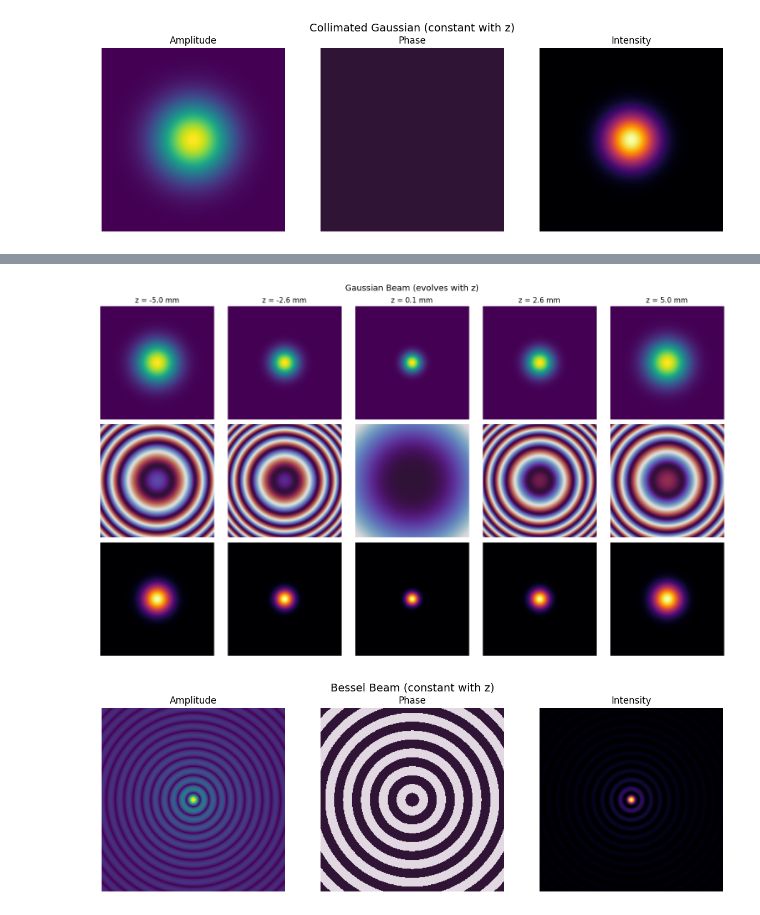
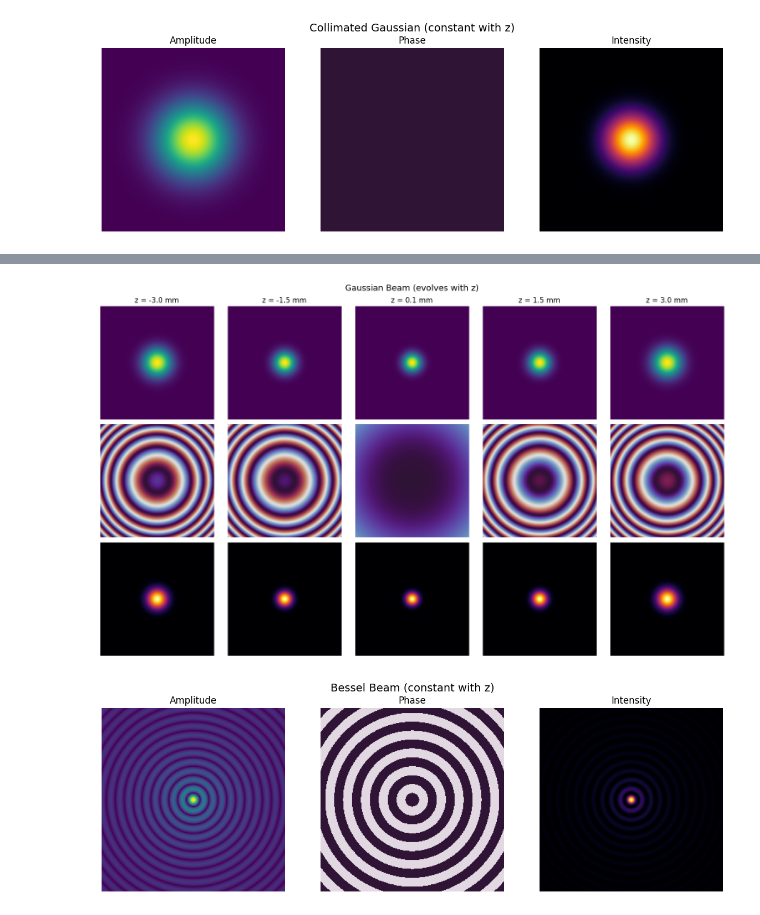
Before and after one commit to debangshu-mukherjee/janssen, a Jupyter notebook: tutorials/DifferentBeams.ipynb, the cells around one changed output, grey strips where cells are left out. Cells and saved outputs as stored; diff of their text form; code cells hidden in the pictures.

```diff
--- a/tutorials/DifferentBeams.ipynb
+++ b/tutorials/DifferentBeams.ipynb
@@ -121,15 +111,16 @@ plot_propagating_wavefront(diverging, "Diverging Gaussian (evolves with z)")
 # %%
+z_gaussian = jnp.linspace(-3e-3, 3e-3, 50)
 gaussian = jns.models.propagate_beam(
     beam_type="gaussian_beam",
-    z_positions=z_positions,
+    z_positions=z_gaussian,
     wavelength=wavelength,
     dx=dx,
     grid_size=grid_size,
     waist_0=20e-6,
 )
 plot_propagating_wavefront(gaussian, "Gaussian Beam (evolves with z)")
 # %% [output]
-[figure, old version]
+[figure, new version]
 # %%
 bessel = jns.models.bessel_beam(
     wavelength=wavelength,
```
Also changed, not shown: parts of 6 cells of this notebook, 4 other files.
